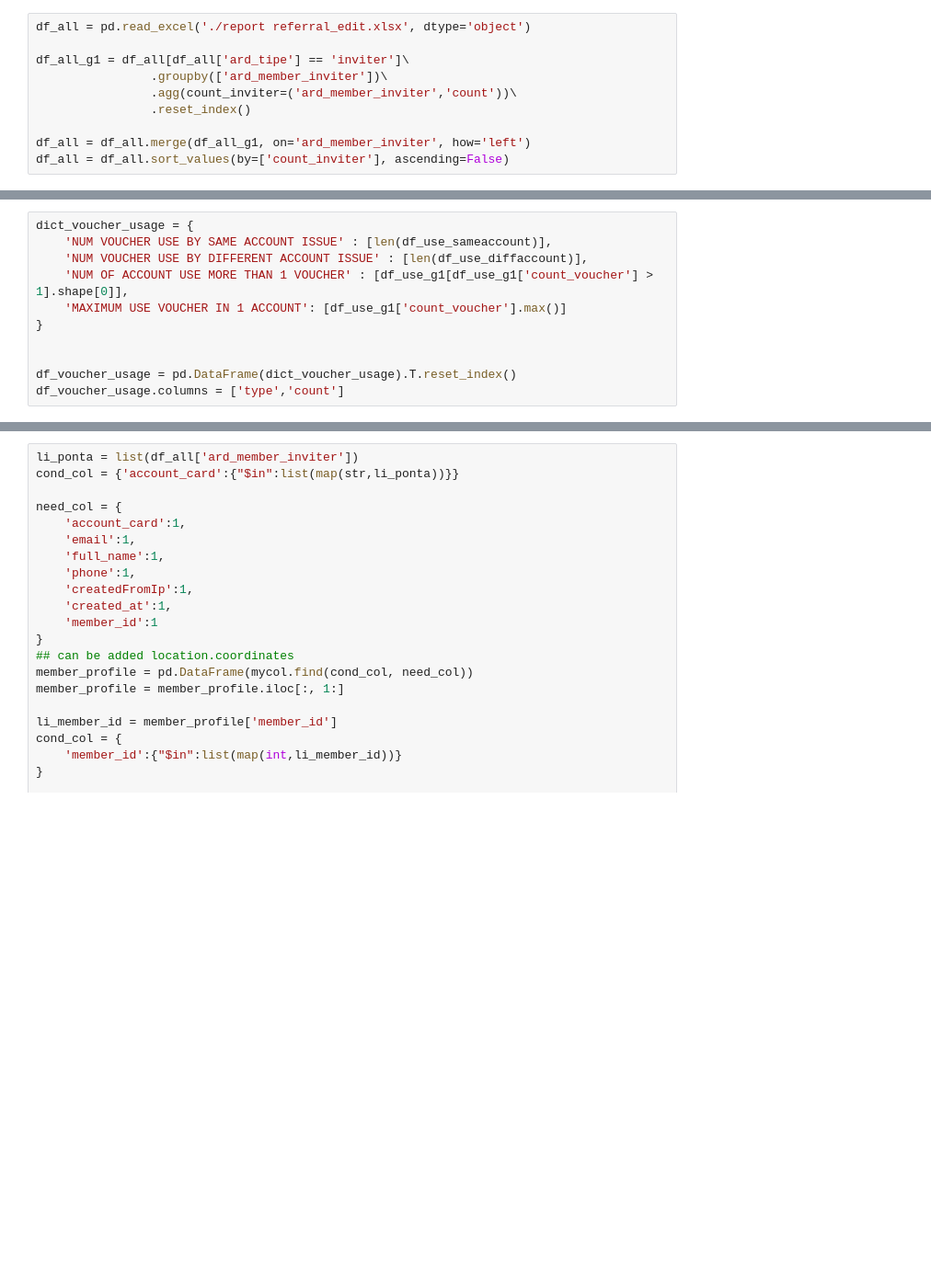
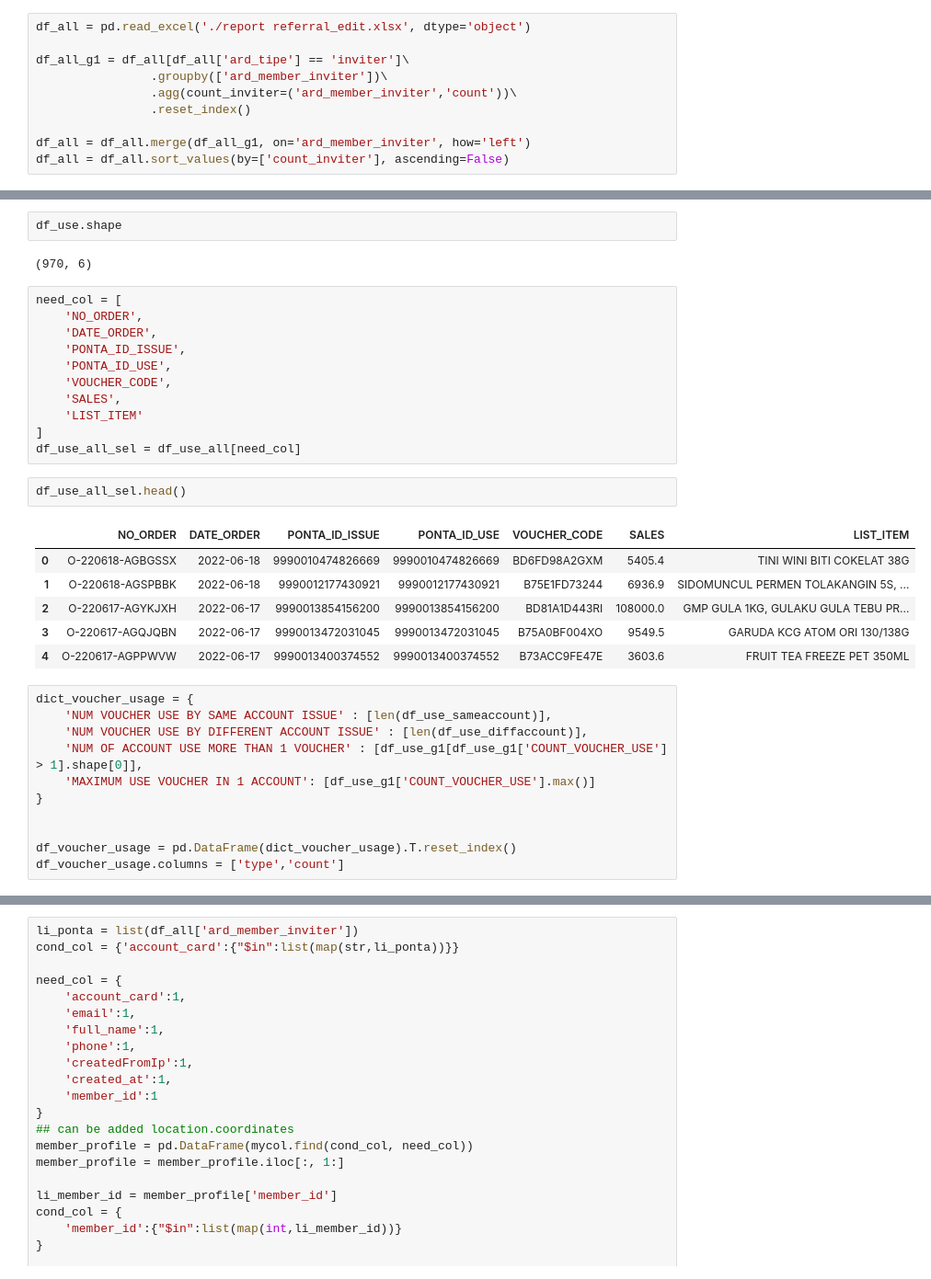
Before and after one commit to akhiyarwaladi/alfagift_alert, a Jupyter notebook: referal_voucher_lookup.ipynb, the cells around one changed output, grey strips where cells are left out. Shown at 92% size. Cells and saved outputs as stored; diff of their text form; blank space fills up the shorter version.

```diff
--- a/referal_voucher_lookup.ipynb
+++ b/referal_voucher_lookup.ipynb
@@ -176,9 +190,33 @@ df_use_g1['count_voucher'].max()
+# %%
+df_use.shape
+# %% [output]
+(970, 6)
+# %%
+need_col = [
+    'NO_ORDER',
+    'DATE_ORDER',
+    'PONTA_ID_ISSUE',
+    'PONTA_ID_USE',
+    'VOUCHER_CODE',
+    'SALES',
+    'LIST_ITEM'
+]
+df_use_all_sel = df_use_all[need_col]
+# %%
+df_use_all_sel.head()
+# %% [output]
+|  | NO_ORDER | DATE_ORDER | PONTA_ID_ISSUE | PONTA_ID_USE | VOUCHER_CODE | SALES | LIST_ITEM |
+| 0 | O-220618-AGBGSSX | 2022-06-18 | 9990010474826669 | 9990010474826669 | BD6FD98A2GXM | 5405.4 | TINI WINI BITI COKELAT 38G |
+| 1 | O-220618-AGSPBBK | 2022-06-18 | 9990012177430921 | 9990012177430921 | B75E1FD73244 | 6936.9 | SIDOMUNCUL PERMEN TOLAKANGIN 5S, ... |
+| 2 | O-220617-AGYKJXH | 2022-06-17 | 9990013854156200 | 9990013854156200 | BD81A1D443RI | 108000.0 | GMP GULA 1KG, GULAKU GULA TEBU PR... |
+| 3 | O-220617-AGQJQBN | 2022-06-17 | 9990013472031045 | 9990013472031045 | B75A0BF004XO | 9549.5 | GARUDA KCG ATOM ORI 130/138G |
+| 4 | O-220617-AGPPWVW | 2022-06-17 | 9990013400374552 | 9990013400374552 | B73ACC9FE47E | 3603.6 | FRUIT TEA FREEZE PET 350ML |
 # %%
 dict_voucher_usage = {
     'NUM VOUCHER USE BY SAME ACCOUNT ISSUE' : [len(df_use_sameaccount)],
     'NUM VOUCHER USE BY DIFFERENT ACCOUNT ISSUE' : [len(df_use_diffaccount)],
-    'NUM OF ACCOUNT USE MORE THAN 1 VOUCHER' : [df_use_g1[df_use_g1['count_voucher'] > 1].shape[0]],
-    'MAXIMUM USE VOUCHER IN 1 ACCOUNT': [df_use_g1['count_voucher'].max()]
+    'NUM OF ACCOUNT USE MORE THAN 1 VOUCHER' : [df_use_g1[df_use_g1['COUNT_VOUCHER_USE'] > 1].shape[0]],
+    'MAXIMUM USE VOUCHER IN 1 ACCOUNT': [df_use_g1['COUNT_VOUCHER_USE'].max()]
 }
 
 
```
Also changed, not shown: parts of 21 cells of this notebook.
